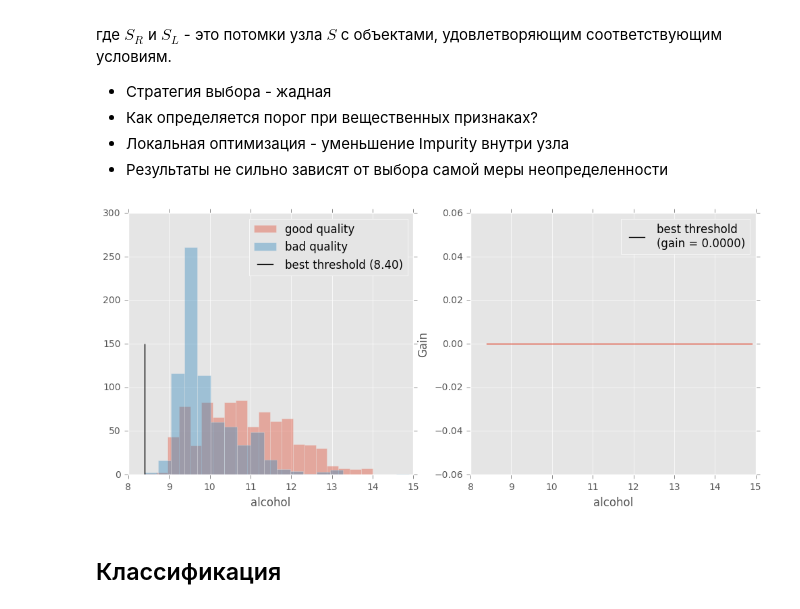
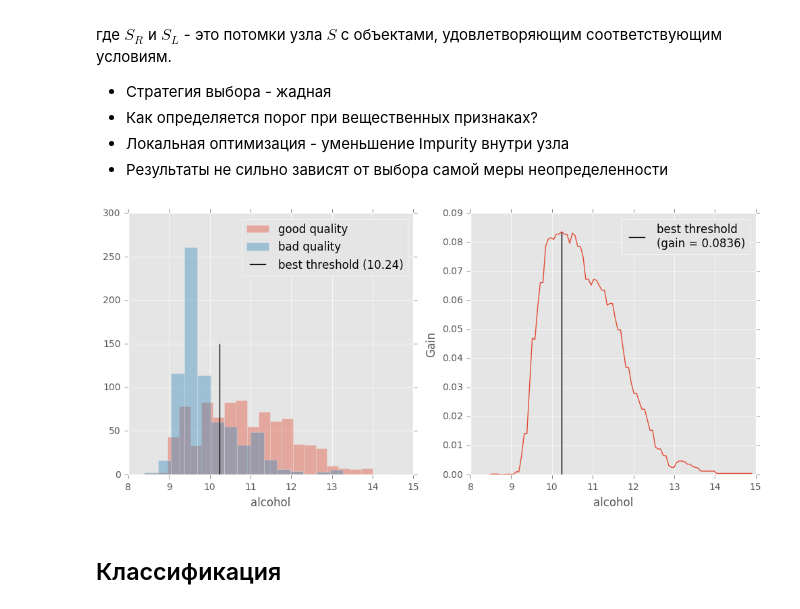
Before and after one commit to stroykova/spheremailru, a Jupyter notebook: lecture_07/lecture_07-trees.ipynb, the cells around one changed output. Cells and saved outputs as stored; diff of their text form; code cells hidden in the pictures.

```diff
--- a/lecture_07/lecture_07-trees.ipynb
+++ b/lecture_07/lecture_07-trees.ipynb
@@ -210,11 +210,11 @@ def wine_demo():
 # %%
 def impurity(p):
     # p - массив из долей каждого из классов
     # Имплементируйте любую меру неопределенности
-    return 0
+    return 1 - (p**2).sum()
 wine_demo()
 # %% [output]
-[figure, old version]
+[figure, new version]
 # %%
 from sklearn.tree import DecisionTreeClassifier
 from sklearn.tree import export_graphviz
```
Also changed, not shown: parts of 6 cells of this notebook, 3 other files.
